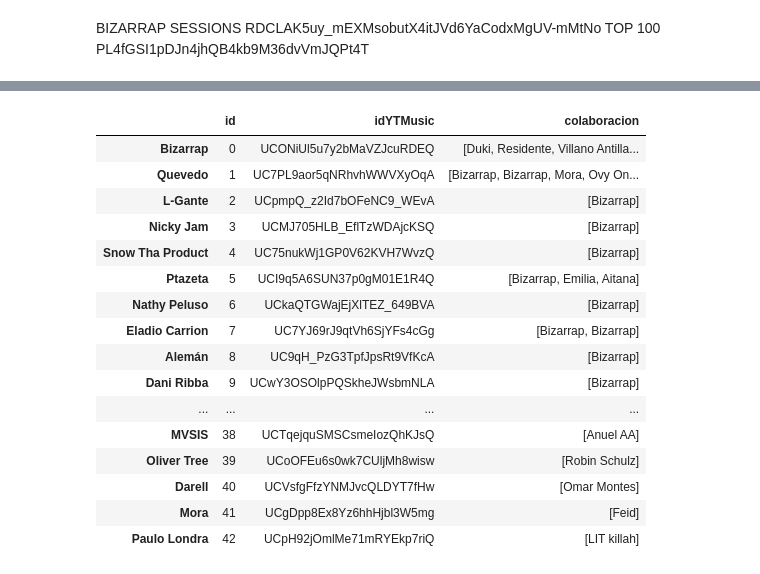
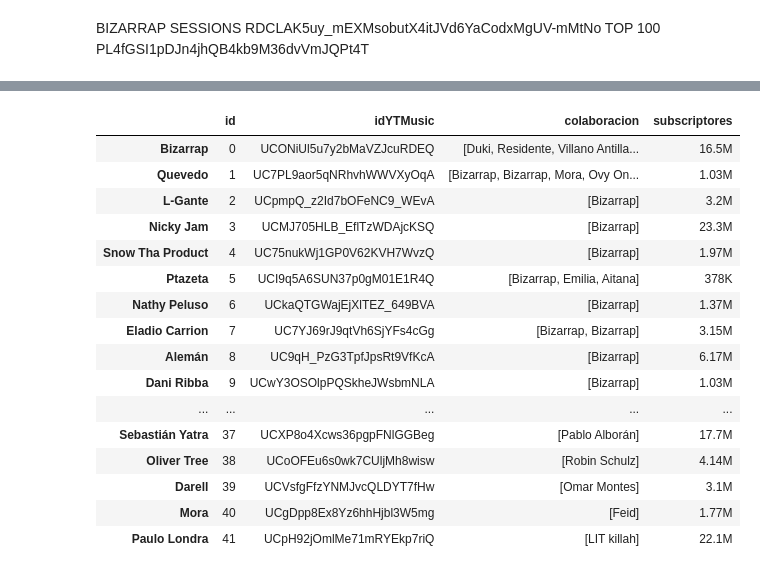
Before and after one commit to danidmg/Proyecto-YTMusic, a Jupyter notebook: Untitled-1.ipynb, the cells around one changed output, grey strips where cells are left out. Saved outputs shown, nothing was run; the diff lists cells and outputs as text; code cells hidden in the pictures.

Commit message:
añadi subscriptores

```diff
--- a/Untitled-1.ipynb
+++ b/Untitled-1.ipynb
@@ -61,7 +62,7 @@ diccColabo.clear()
 
 for a in artistas:#aqui cargamos solo artistas que han aparecido con colaboraciones en la playlist
   if(len(a)>1):
-      diccColabo[a[0]['name']]={'idYTMusic':a[0]['id'],'colaboracion':[]}
+      diccColabo[a[0]['name']]={'idYTMusic':a[0]['id'],'colaboracion':[],'subscriptores':None}
 
       #if(len(a)==2):
           #dicc[b['id']]={'name':b['name']}
@@ -76 +96,9 @@ for c in artistas:#aqui les metemos en colaboraciones sus feats
+# %%
+#para quitar los artistas que no tiene id ytMusic
+
+for a in diccColabo:
+    if(diccColabo[a]['idYTMusic']==None):
+       idsvacios=yt.search(a)
+       diccColabo[a]['idYTMusic']=idsvacios[0]['browseId']
+#diccColabo
 # %%
@@ -80,10 +109,17 @@ for keys in diccColabo:
     i=i+1
 # %%
 infoartista=[]
-info=[]
+infoSubscribers=[]
 for a in diccColabo:
-    infoartista.append(yt.get_artist(a['idYTMusic']))
+   infoartista.append(diccColabo[a]['idYTMusic'])
+
 for r in infoartista:
-     for a in r['subs']:
-      info.append(a['subscribers'])
+   artista=yt.get_artist(r)
+   infoSubscribers.append(artista['subscribers'])
+i=0
+for keys in diccColabo:
+    diccColabo[keys]['subscriptores']=infoSubscribers[i]
+    i=i+1
+
+#diccColabo
 # %% [output]
@@ -91,25 +143,25 @@ TypeError: string indices must be integers
 # %%
-df = pd.DataFrame.from_dict(diccColabo, orient = "index",columns=['id','idYTMusic','colaboracion'])
+df = pd.DataFrame.from_dict(diccColabo, orient = "index",columns=['id','idYTMusic','colaboracion','subscriptores'])
 df.to_csv('finished.csv')
 df
 # %% [output]
-|  | id | idYTMusic | colaboracion |
-| Bizarrap | 0 | UCONiUl5u7y2bMaVZJcuRDEQ | [Duki, Residente, Villano Antilla... |
-| Quevedo | 1 | UC7PL9aor5qNRhvhWWVXyOqA | [Bizarrap, Bizarrap, Mora, Ovy On... |
-| L-Gante | 2 | UCpmpQ_z2Id7bOFeNC9_WEvA | [Bizarrap] |
-| Nicky Jam | 3 | UCMJ705HLB_EflTzWDAjcKSQ | [Bizarrap] |
-| Snow Tha Product | 4 | UC75nukWj1GP0V62KVH7WvzQ | [Bizarrap] |
-| Ptazeta | 5 | UCI9q5A6SUN37p0gM01E1R4Q | [Bizarrap, Emilia, Aitana] |
-| Nathy Peluso | 6 | UCkaQTGWajEjXlTEZ_649BVA | [Bizarrap] |
-| Eladio Carrion | 7 | UC7YJ69rJ9qtVh6SjYFs4cGg | [Bizarrap, Bizarrap] |
-| Alemán | 8 | UC9qH_PzG3TpfJpsRt9VfKcA | [Bizarrap] |
-| Dani Ribba | 9 | UCwY3OSOlpPQSkheJWsbmNLA | [Bizarrap] |
-| ... | ... | ... | ... |
-| MVSIS | 38 | UCTqejquSMSCsmeIozQhKJsQ | [Anuel AA] |
-| Oliver Tree | 39 | UCoOFEu6s0wk7CUljMh8wisw | [Robin Schulz] |
-| Darell | 40 | UCVsfgFfzYNMJvcQLDYT7fHw | [Omar Montes] |
-| Mora | 41 | UCgDpp8Ex8Yz6hhHjbl3W5mg | [Feid] |
-| Paulo Londra | 42 | UCpH92jOmlMe71mRYEkp7riQ | [LIT killah] |
+|  | id | idYTMusic | colaboracion | subscriptores |
+| Bizarrap | 0 | UCONiUl5u7y2bMaVZJcuRDEQ | [Duki, Residente, Villano Antilla... | 16.5M |
+| Quevedo | 1 | UC7PL9aor5qNRhvhWWVXyOqA | [Bizarrap, Bizarrap, Mora, Ovy On... | 1.03M |
+| L-Gante | 2 | UCpmpQ_z2Id7bOFeNC9_WEvA | [Bizarrap] | 3.2M |
+| Nicky Jam | 3 | UCMJ705HLB_EflTzWDAjcKSQ | [Bizarrap] | 23.3M |
+| Snow Tha Product | 4 | UC75nukWj1GP0V62KVH7WvzQ | [Bizarrap] | 1.97M |
+| Ptazeta | 5 | UCI9q5A6SUN37p0gM01E1R4Q | [Bizarrap, Emilia, Aitana] | 378K |
+| Nathy Peluso | 6 | UCkaQTGWajEjXlTEZ_649BVA | [Bizarrap] | 1.37M |
+| Eladio Carrion | 7 | UC7YJ69rJ9qtVh6SjYFs4cGg | [Bizarrap, Bizarrap] | 3.15M |
+| Alemán | 8 | UC9qH_PzG3TpfJpsRt9VfKcA | [Bizarrap] | 6.17M |
+| Dani Ribba | 9 | UCwY3OSOlpPQSkheJWsbmNLA | [Bizarrap] | 1.03M |
+| ... | ... | ... | ... | ... |
+| Sebastián Yatra | 37 | UCXP8o4Xcws36pgpFNlGGBeg | [Pablo Alborán] | 17.7M |
+| Oliver Tree | 38 | UCoOFEu6s0wk7CUljMh8wisw | [Robin Schulz] | 4.14M |
+| Darell | 39 | UCVsfgFfzYNMJvcQLDYT7fHw | [Omar Montes] | 3.1M |
+| Mora | 40 | UCgDpp8Ex8Yz6hhHjbl3W5mg | [Feid] | 1.77M |
+| Paulo Londra | 41 | UCpH92jOmlMe71mRYEkp7riQ | [LIT killah] | 22.1M |
 # %%
 header = ['artista', 'colaboracion']
 
```
Also changed, not shown: parts of 5 cells of this notebook, 2 other files.
